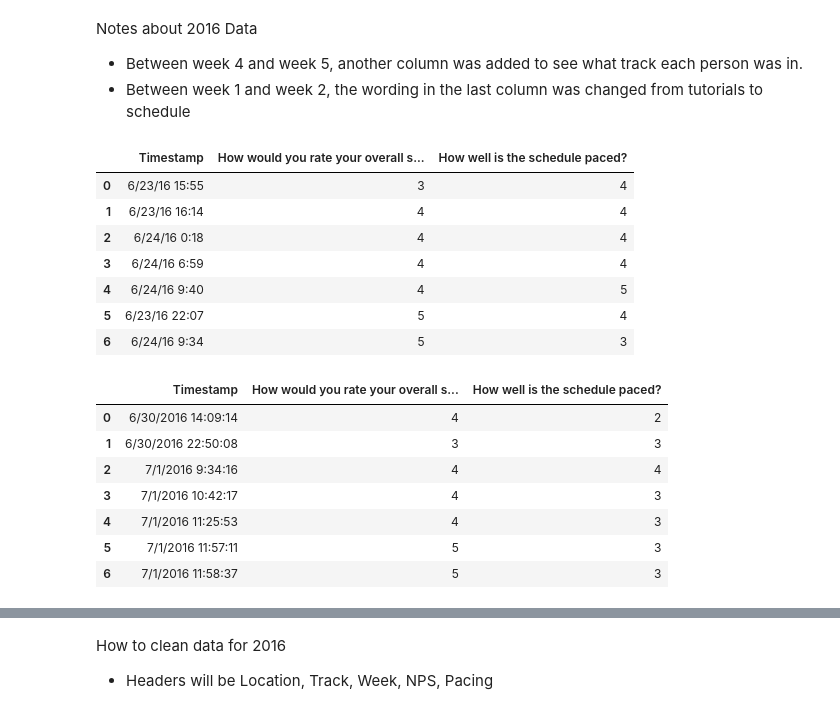
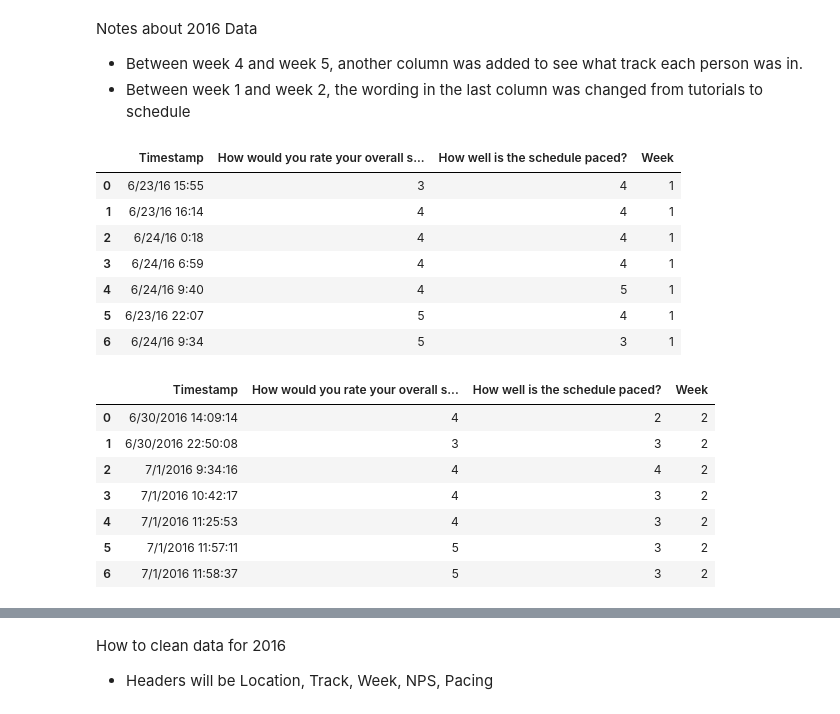
Before and after one commit to anselb/DS-1-Data-Analysis, a Jupyter notebook: Exploring_Summer_Academy_NPS_Data.ipynb, the cells around one changed output, grey strips where cells are left out. Saved outputs shown, nothing was run; the diff lists cells and outputs as text; code cells hidden in the pictures.

```diff
--- a/Exploring_Summer_Academy_NPS_Data.ipynb
+++ b/Exploring_Summer_Academy_NPS_Data.ipynb
@@ -23,27 +23,29 @@ Notes about 2016 Data
 - Between week 1 and week 2, the wording in the last column was changed from tutorials to schedule
 # %%
 w1_y2016_df = pd.read_csv('datasets/NPS_2016/Anon Week 1 Feedback - LA.csv')
+w1_y2016_df['Week'] = 1
 w1_y2016_df
 # %% [output]
-|  | Timestamp | How would you rate your overall s... | How well is the schedule paced? |
-| 0 | 6/23/16 15:55 | 3 | 4 |
-| 1 | 6/23/16 16:14 | 4 | 4 |
-| 2 | 6/24/16 0:18 | 4 | 4 |
-| 3 | 6/24/16 6:59 | 4 | 4 |
-| 4 | 6/24/16 9:40 | 4 | 5 |
-| 5 | 6/23/16 22:07 | 5 | 4 |
-| 6 | 6/24/16 9:34 | 5 | 3 |
+|  | Timestamp | How would you rate your overall s... | How well is the schedule paced? | Week |
+| 0 | 6/23/16 15:55 | 3 | 4 | 1 |
+| 1 | 6/23/16 16:14 | 4 | 4 | 1 |
+| 2 | 6/24/16 0:18 | 4 | 4 | 1 |
+| 3 | 6/24/16 6:59 | 4 | 4 | 1 |
+| 4 | 6/24/16 9:40 | 4 | 5 | 1 |
+| 5 | 6/23/16 22:07 | 5 | 4 | 1 |
+| 6 | 6/24/16 9:34 | 5 | 3 | 1 |
 # %%
 w2_y2016_df = pd.read_csv('datasets/NPS_2016/Anon Week 2 Feedback - LA.csv')
+w2_y2016_df['Week'] = 2
 w2_y2016_df
 # %% [output]
-|  | Timestamp | How would you rate your overall s... | How well is the schedule paced? |
-| 0 | 6/30/2016 14:09:14 | 4 | 2 |
-| 1 | 6/30/2016 22:50:08 | 3 | 3 |
-| 2 | 7/1/2016 9:34:16 | 4 | 4 |
-| 3 | 7/1/2016 10:42:17 | 4 | 3 |
-| 4 | 7/1/2016 11:25:53 | 4 | 3 |
-| 5 | 7/1/2016 11:57:11 | 5 | 3 |
-| 6 | 7/1/2016 11:58:37 | 5 | 3 |
+|  | Timestamp | How would you rate your overall s... | How well is the schedule paced? | Week |
+| 0 | 6/30/2016 14:09:14 | 4 | 2 | 2 |
+| 1 | 6/30/2016 22:50:08 | 3 | 3 | 2 |
+| 2 | 7/1/2016 9:34:16 | 4 | 4 | 2 |
+| 3 | 7/1/2016 10:42:17 | 4 | 3 | 2 |
+| 4 | 7/1/2016 11:25:53 | 4 | 3 | 2 |
+| 5 | 7/1/2016 11:57:11 | 5 | 3 | 2 |
+| 6 | 7/1/2016 11:58:37 | 5 | 3 | 2 |
 # %%
 w3_y2016_df = pd.read_csv('datasets/NPS_2016/Anon Week 3 Feedback - LA.csv')
```
Also changed, not shown: parts of 12 cells of this notebook.
